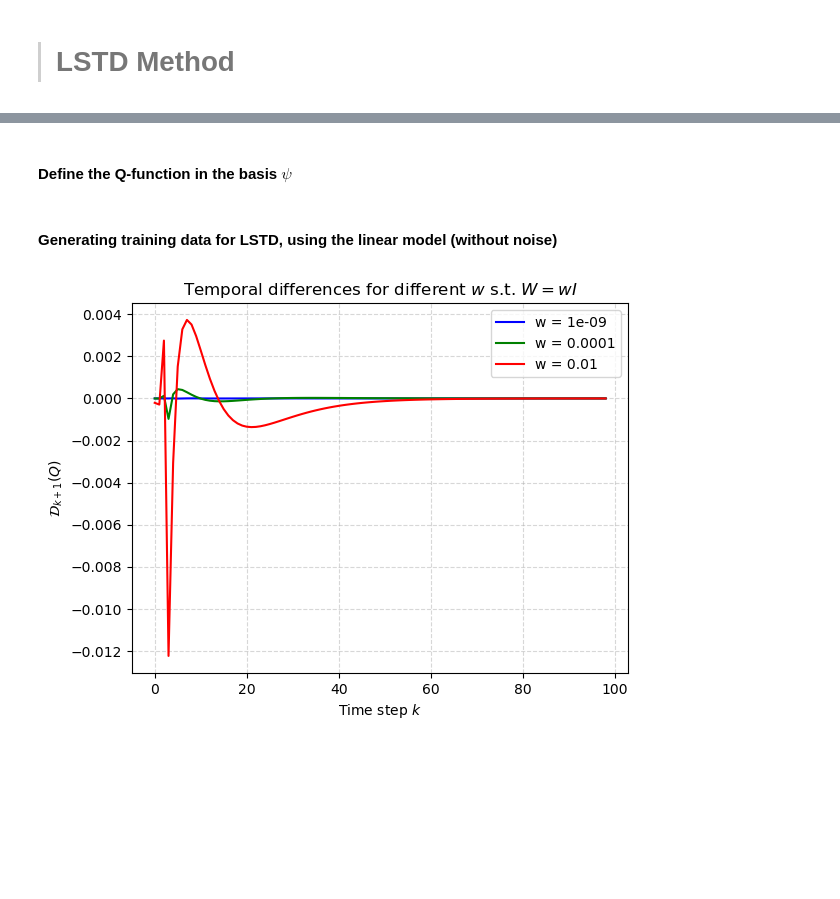
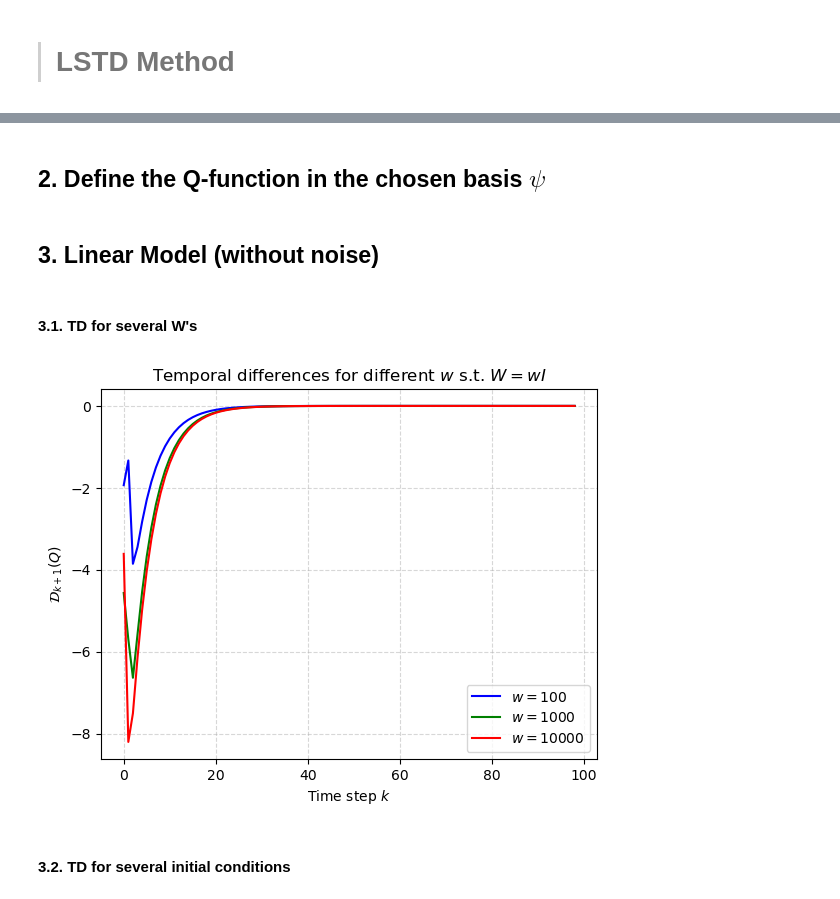
Before and after one commit to TheoHanon/Stochastic-Optimal-Control, a Jupyter notebook: Part III/partIII.ipynb, the cells around one changed output, grey strips where cells are left out. Saved outputs shown, nothing was run; the diff lists cells and outputs as text; code cells hidden in the pictures; blank space fills up the shorter version.

```diff
--- a/Part III/partIII.ipynb
+++ b/Part III/partIII.ipynb
@@ -121,5 +121,6 @@ def simulate_nl_model(x0: np.ndarray, policy : callable, n_step : int, with_nois
 # %%
-def generate_psi_quadratic(x, u):
+def generate_psi_quadratic(x, u): # return the 27-dimensional feature vector
+
     if not np.isscalar(u):
         u = u[0]
 
@@ -131,7 +132,20 @@ def generate_psi_quadratic(x, u):
     psi = [x1, x2, x3, x4, x5, u, x1**2, x2**2, x3**2, x4**2, x5**2, u**2, x1*u, x2*u, x3*u, x4*u, x5*u,\
              x1*x2, x1*x3, x1*x4, x1*x5, x2*x3, x2*x4, x2*x5, x3*x4, x3*x5, x4*x5]
 
+    return np.array(psi)
 
+def generate_psi_quadratic_without_linear(x,u): # return the 21-dimensional feature vector
+
+    if not np.isscalar(u):
+        u = u[0]
+
+    x1 = x[0]
+    x2 = x[1]
+    x3 = x[2]
+    x4 = x[3]
+    x5 = x[4]
+    psi = [x1**2, x2**2, x3**2, x4**2, x5**2, u**2, x1*u, x2*u, x3*u, x4*u, x5*u,\
+             x1*x2, x1*x3, x1*x4, x1*x5, x2*x3, x2*x4, x2*x5, x3*x4, x3*x5, x4*x5]
 
     return np.array(psi)
 # %%
@@ -141,44 +155,51 @@ def cost(x: np.ndarray, u: np.ndarray) -> float:
 
     return np.concatenate((x, u)) @ L @ np.concatenate((x, u))
 # %% [markdown]
-#### Define the Q-function in the basis $\psi$
+## 2. Define the Q-function in the chosen basis $\psi$
 # %%
 # Q-function
-Q_lstd = lambda x, u, theta : generate_psi_quadratic(x, u) @ theta
+Q_lstd = lambda x, u, theta, psi : psi(x, u) @ theta
-# %% [markdown]
-#### Generating training data for LSTD, using the linear model (without noise)
+# %% [markdown]
+## 3. Linear Model (without noise)
+# %% [markdown]
+#### 3.1. TD for several W's
 # %%
 n_step = 100
 
 x0 = [0, 2, 2, 2, 5]
 
-data_linear = simulate_nl_model(x0, LQR_policy, n_step, with_noise=False)
+psi = generate_psi_quadratic_without_linear
 
-val_W = np.array([1e-9,1e-4,1e-2])
+d = 21
+
+phi = LQR_policy # policy used in the TD
+
+data_linear = simulate_linear_model(x0, LQR_policy, n_step, with_noise=False)
+
+val_W = np.array([100, 1000, 10000])
 temporal_differences = np.zeros((len(val_W), n_step-1))
-theta_lstd_lin_arr = np.zeros((len(val_W), 27))
+theta_lstd_lin_arr = np.zeros((len(val_W), 21))
 
 for i in range(len(val_W)):
-    W = np.eye(27) * val_W[i]
-    theta_lstd_lin = perform_lstd(LQR_policy, cost, generate_psi_quadratic, W, data=data_linear, d=27)
-    # theta_lstd_lin = perform_lstd_PI(LQR_policy, cost, generate_psi_quadratic, W, data=data_linear, n_iter = 10, d = 27, action_space=(-5, 5))
+
+    W = np.eye(d) * val_W[i]
+    theta_lstd_lin = perform_lstd(phi, cost, psi, W, data=data_linear, d=d)
     theta_lstd_lin_arr[i] = theta_lstd_lin
-    for j in range(n_step-1):
-        x = data_linear[0][:, j]
-        u = data_linear[1][:, j]
-        x_next = data_linear[0][:, j+1]
 
-        temporal_differences[i,j] = cost(x, u) + Q_lstd(x_next, LQR_policy(x_next), theta_lstd_lin) - Q_lstd(x, u[0], theta_lstd_lin)
+    temporal_differences[i] = compute_TD(data_linear, Q_lstd, phi, cost, psi, theta_lstd_lin)
 
 colors = ['b', 'g', 'r']
+
 for i in range(len(val_W)):
-    plt.plot(temporal_differences[i], color=colors[i], label='w = ' + str(val_W[i]))
+    plt.plot(temporal_differences[i], color=colors[i], label='$w = $' + str(val_W[i]))
 plt.legend()
 plt.xlabel('Time step $k$')
 plt.ylabel('$\\mathcal{D}_{k+1}(Q)$')
 plt.title('Temporal differences for different $w$ s.t. $W=wI$')
 plt.grid(linestyle='--', alpha = 0.5)
 plt.show()
 # %% [output]
-[figure, old version]
+[figure, new version]
+# %% [markdown]
+#### 3.2. TD for several initial conditions
 # %%
```
Also changed, not shown: parts of 26 cells of this notebook, 4 other files.
